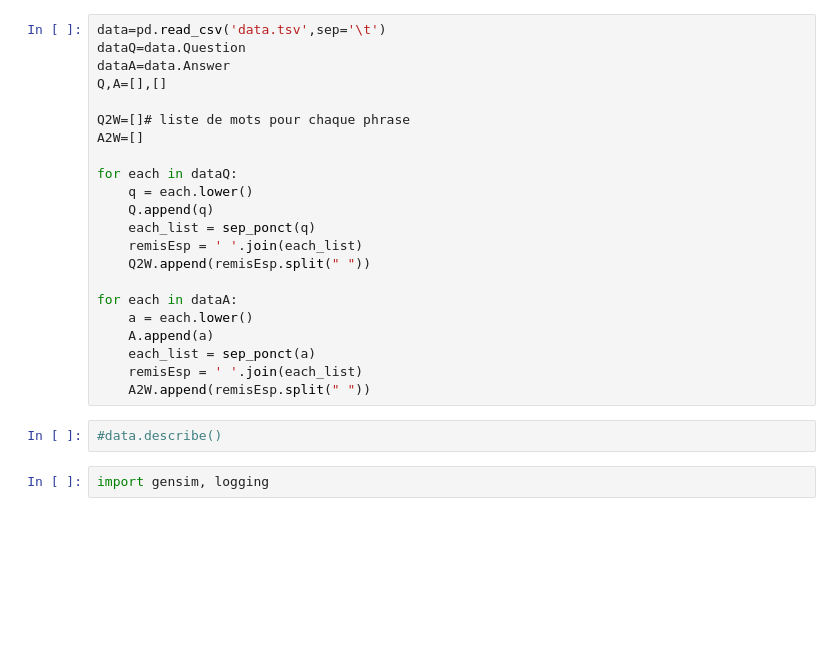
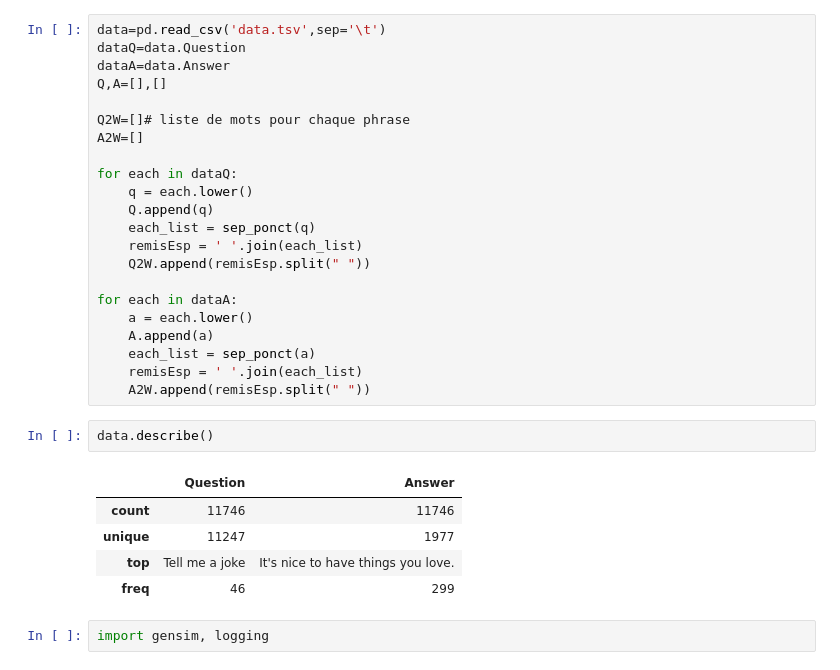
Before and after one commit to xuewenguo0330/Chatbot_IAS, a Jupyter notebook: chatbot2methode.ipynb, the cells around one changed output. Saved outputs shown, nothing was run; the diff lists cells and outputs as text; blank space fills up the shorter version.

```diff
--- a/chatbot2methode.ipynb
+++ b/chatbot2methode.ipynb
@@ -36,8 +36,14 @@ for each in dataA:
     each_list = sep_ponct(a)
     remisEsp = ' '.join(each_list)
     A2W.append(remisEsp.split(" "))
-# %%
-#data.describe()
+# %%
+data.describe()
+# %% [output]
+|  | Question | Answer |
+| count | 11746 | 11746 |
+| unique | 11247 | 1977 |
+| top | Tell me a joke | It's nice to have things you love. |
+| freq | 46 | 299 |
 # %%
 import gensim, logging
 # %%
```
Also changed, not shown: parts of 16 cells of this notebook.
